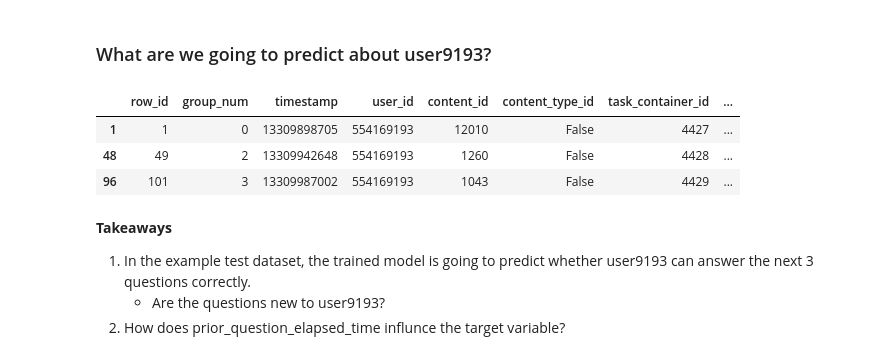
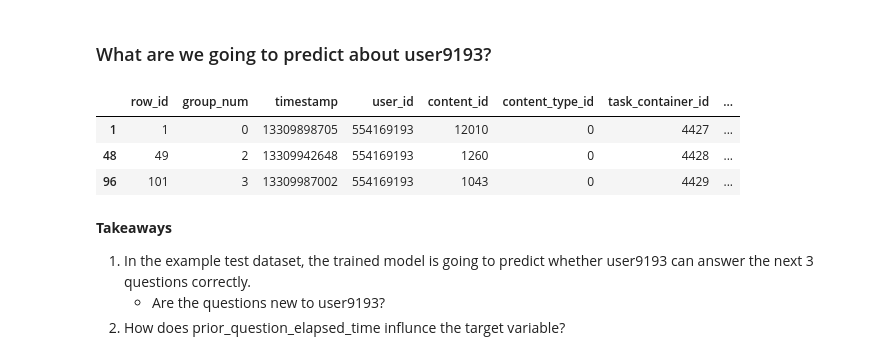
Before and after one commit to Yongliang-Shi/riiid_answer_correctness_prediction, a Jupyter notebook: explore_user_history_in_test_dataset.ipynb, the cells around one changed output. Cells and saved outputs as stored; diff of their text form; code cells hidden in the pictures.

```diff
--- a/explore_user_history_in_test_dataset.ipynb
+++ b/explore_user_history_in_test_dataset.ipynb
@@ -194,19 +239,19 @@ Name: part, dtype: float64
 ### What are we going to predict about user9193?
 # %%
 # Read the example_test.csv dataset
-df_test = pd.read_csv("data_allusers/example_test.csv", dtype=dtypes)
+df_test = pd.read_csv("data_allusers/example_test.csv")
 
 # Acquire the record of user9193 from df_test
 mask = (df_test.user_id == 554169193)
 user9193_test = df_test[mask]
 
 # Print the user's record needs to be predicted
 user9193_test
 # %% [output]
 |  | row_id | group_num | timestamp | user_id | content_id | content_type_id | task_container_id | ... |
-| 1 | 1 | 0 | 13309898705 | 554169193 | 12010 | False | 4427 | ... |
-| 48 | 49 | 2 | 13309942648 | 554169193 | 1260 | False | 4428 | ... |
-| 96 | 101 | 3 | 13309987002 | 554169193 | 1043 | False | 4429 | ... |
+| 1 | 1 | 0 | 13309898705 | 554169193 | 12010 | 0 | 4427 | ... |
+| 48 | 49 | 2 | 13309942648 | 554169193 | 1260 | 0 | 4428 | ... |
+| 96 | 101 | 3 | 13309987002 | 554169193 | 1043 | 0 | 4429 | ... |
 # %% [markdown]
 **Takeaways**
 1. In the example test dataset, the trained model is going to predict whether user9193 can answer the next 3 questions correctly.
```
Also changed, not shown: parts of 78 cells of this notebook.
